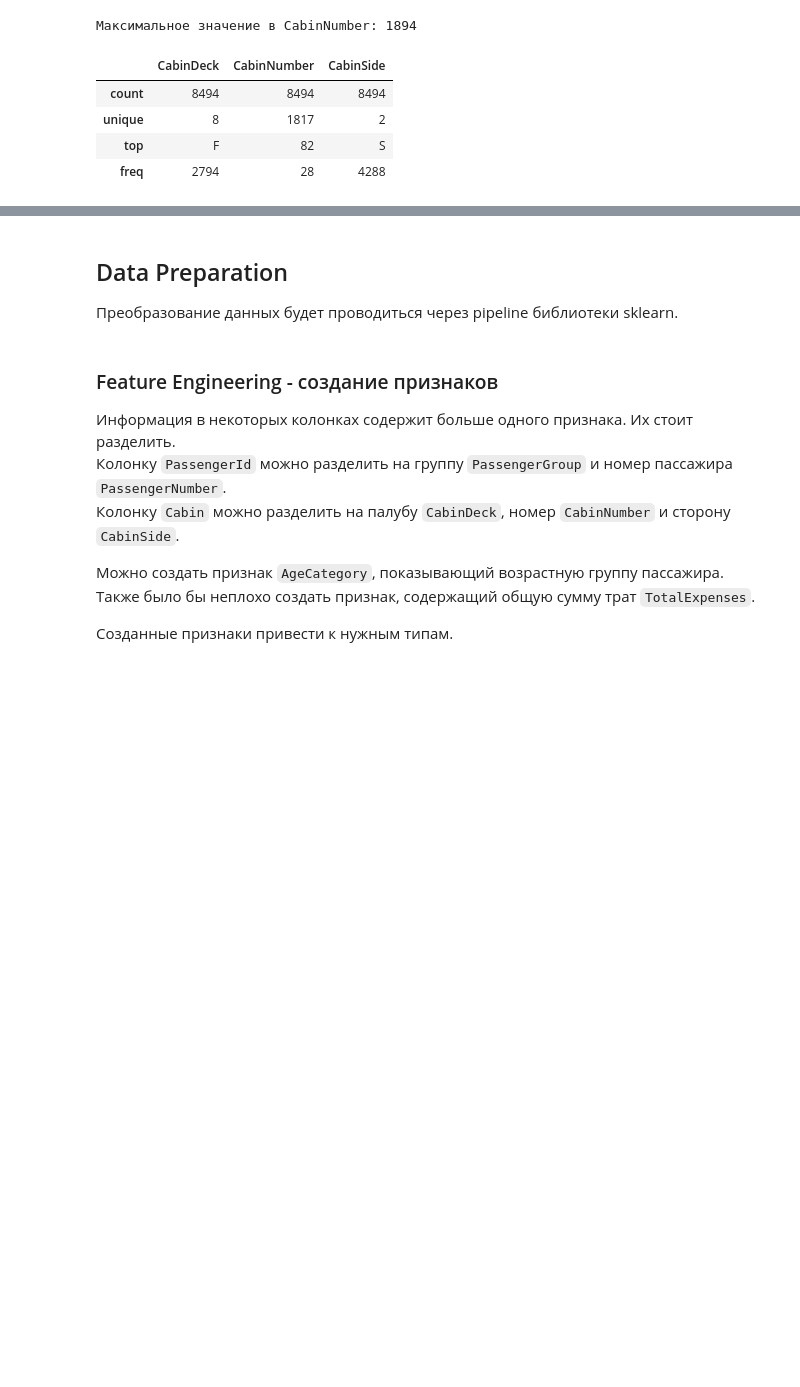
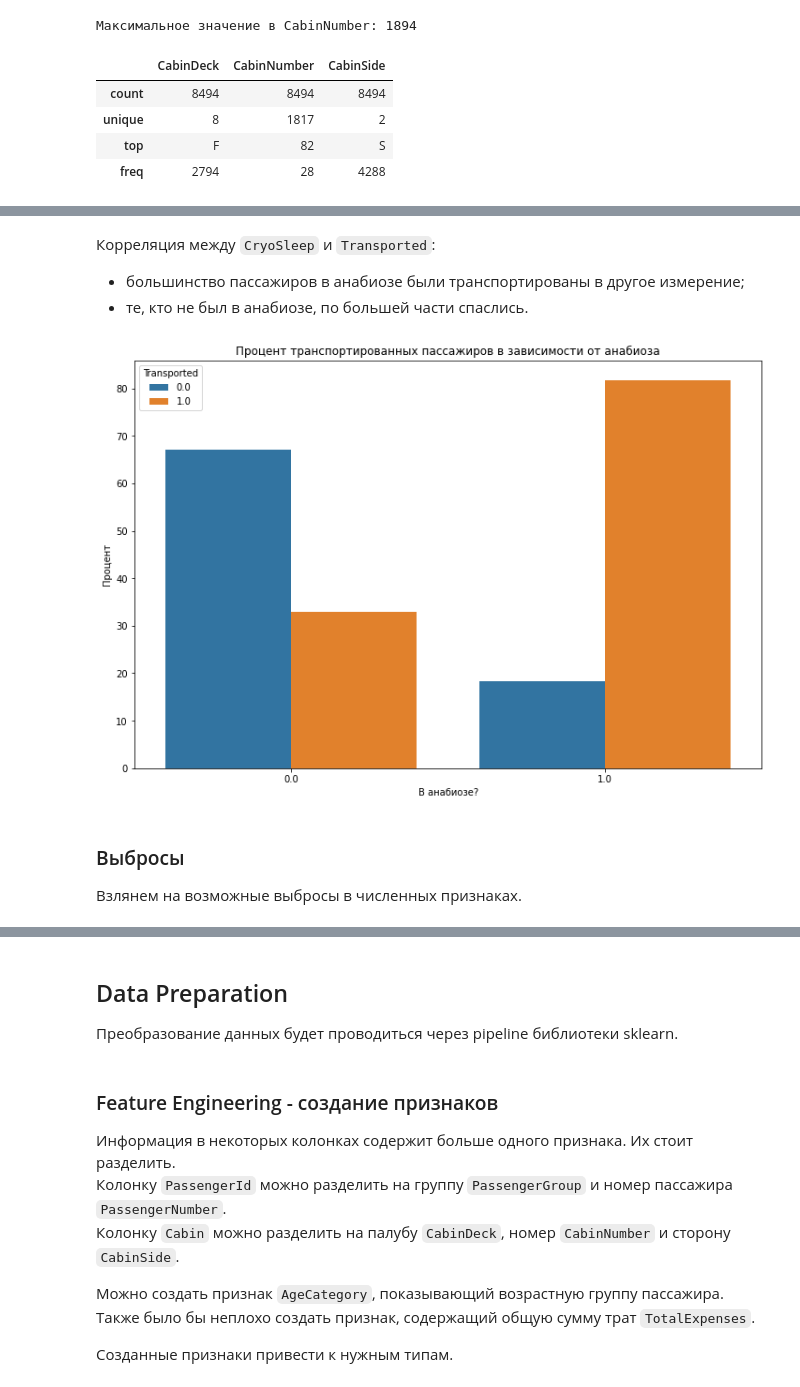
Before and after one commit to kolkingen/spaceship-titanic, a Jupyter notebook: main.ipynb, the cells around one changed output, grey strips where cells are left out. Saved outputs shown, nothing was run; the diff lists cells and outputs as text; code cells hidden in the pictures; blank space fills up the shorter version.

```diff
--- a/main.ipynb
+++ b/main.ipynb
@@ -184,0 +251,25 @@ corr
+# %% [markdown]
+Корреляция между `CryoSleep` и `Transported`:
+* большинство пассажиров в анабиозе были транспортированы в другое измерение;
+* те, кто не был в анабиозе, по большей части спаслись.
+# %%
+cryosleep_transported = (
+    data.groupby(['CryoSleep'])['Transported']
+    .value_counts(normalize=True)
+    .rename('Percentage')
+    .mul(100)
+    .reset_index()
+    .sort_values('CryoSleep'))
+
+plt.figure(figsize=(12, 8))
+plt.title('Процент транспортированных пассажиров в зависимости от анабиоза')
+sns.barplot(x='CryoSleep', y='Percentage', hue='Transported', data=cryosleep_transported)
+plt.xlabel('В анабиозе?')
+plt.ylabel('Процент')
+plt.show()
+# %% [output]
+[figure, added]
+# %% [markdown]
+### Выбросы
+
+Взлянем на возможные выбросы в численных признаках.
```
Also changed, not shown: parts of 62 cells of this notebook, 1 other file.
